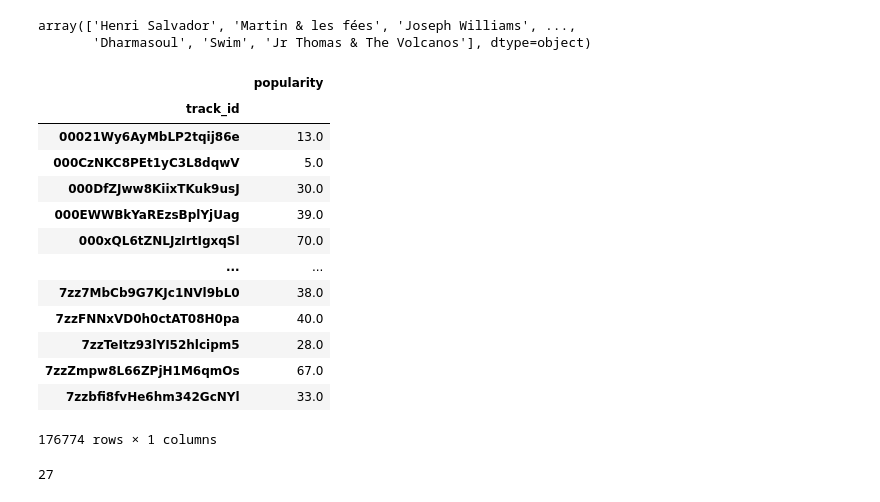
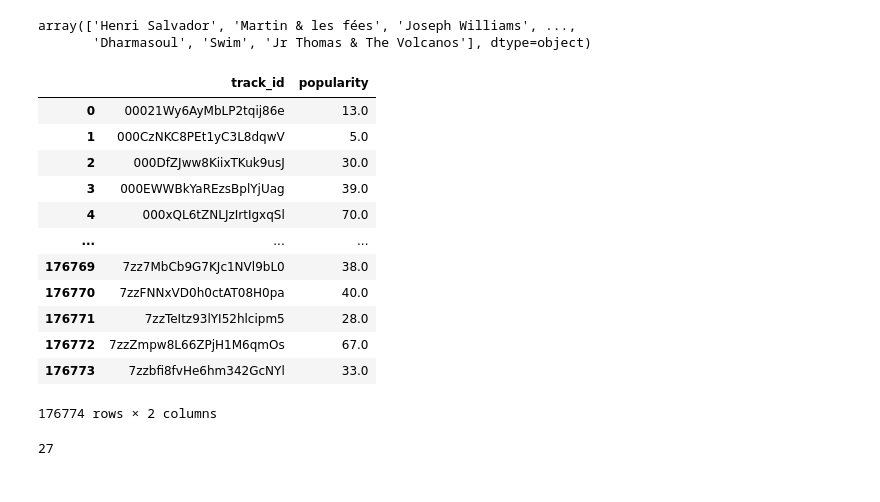
Before and after one commit to zsvorenova/Group_Three, a Jupyter notebook: 2000-A Cleaning.ipynb, the cells around one changed output. Saved outputs shown, nothing was run; the diff lists cells and outputs as text; code cells hidden in the pictures.

Commit message:
updating with the clean dataframe

```diff
--- a/2000-A Cleaning.ipynb
+++ b/2000-A Cleaning.ipynb
@@ -93,22 +93,22 @@ array(['Henri Salvador', 'Martin & les fées', 'Joseph Williams', ...,
 # %%
 #Grouping by track id and take the average for each track popularity
 genres_group=pd.DataFrame(spotify_df.groupby(['track_id'])['popularity'].mean())
+genres_group=genres_group.reset_index()
 genres_group
 # %% [output]
-|  | popularity |
-| track_id |  |
-| 00021Wy6AyMbLP2tqij86e | 13.0 |
-| 000CzNKC8PEt1yC3L8dqwV | 5.0 |
-| 000DfZJww8KiixTKuk9usJ | 30.0 |
-| 000EWWBkYaREzsBplYjUag | 39.0 |
-| 000xQL6tZNLJzIrtIgxqSl | 70.0 |
-| ... | ... |
-| 7zz7MbCb9G7KJc1NVl9bL0 | 38.0 |
-| 7zzFNNxVD0h0ctAT08H0pa | 40.0 |
-| 7zzTeItz93lYI52hlcipm5 | 28.0 |
-| 7zzZmpw8L66ZPjH1M6qmOs | 67.0 |
-| 7zzbfi8fvHe6hm342GcNYl | 33.0 |
+|  | track_id | popularity |
+| 0 | 00021Wy6AyMbLP2tqij86e | 13.0 |
+| 1 | 000CzNKC8PEt1yC3L8dqwV | 5.0 |
+| 2 | 000DfZJww8KiixTKuk9usJ | 30.0 |
+| 3 | 000EWWBkYaREzsBplYjUag | 39.0 |
+| 4 | 000xQL6tZNLJzIrtIgxqSl | 70.0 |
+| ... | ... | ... |
+| 176769 | 7zz7MbCb9G7KJc1NVl9bL0 | 38.0 |
+| 176770 | 7zzFNNxVD0h0ctAT08H0pa | 40.0 |
+| 176771 | 7zzTeItz93lYI52hlcipm5 | 28.0 |
+| 176772 | 7zzZmpw8L66ZPjH1M6qmOs | 67.0 |
+| 176773 | 7zzbfi8fvHe6hm342GcNYl | 33.0 |
-176774 rows × 1 columns
+176774 rows × 2 columns
 # %%
 len(genres_group)
 # %% [output]
```
Also changed, not shown: parts of 3 cells of this notebook, 2 other files.
